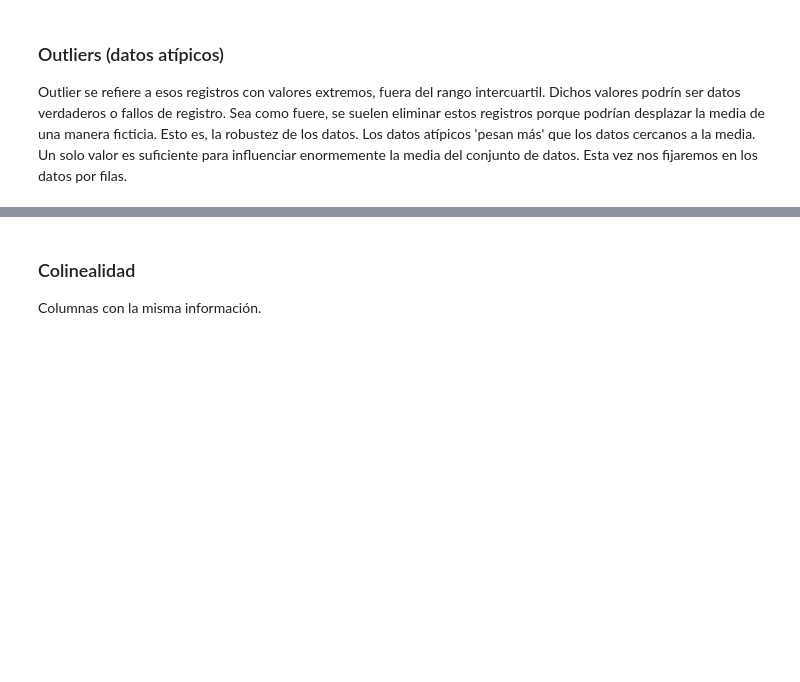
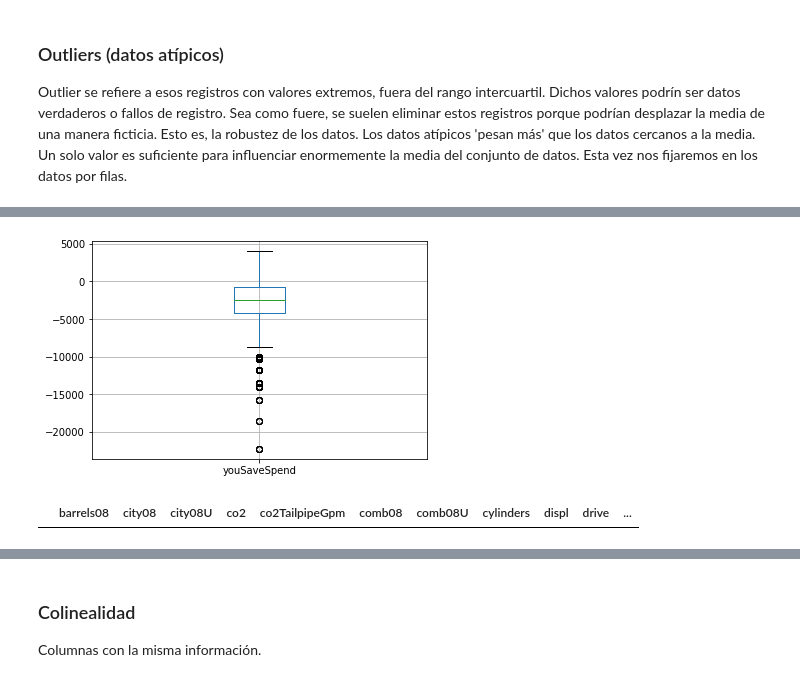
Before and after one commit to YonatanRA/ds_tb_part_21_09, a Jupyter notebook: 02-Data_Analysis/3.1 - Data Cleaning .ipynb, the cells around one changed output, grey strips where cells are left out. Cells and saved outputs as stored; diff of their text form; code cells hidden in the pictures; blank space fills up the shorter version.

Commit message:
data clean

```diff
--- a/02-Data_Analysis/3.1 - Data Cleaning .ipynb
+++ b/02-Data_Analysis/3.1 - Data Cleaning .ipynb
@@ -223,3 +311,14 @@ dtype: int64
 ### Columnas constantes o de baja varianza
 
 Nos fijaremos en las columnas numéricas.
+# %%
+# columnas constantes
+
+cte_cols=[]
+
+for c in df.select_dtypes(include=np.number):  # para cada columna en las numericas...
+
+    if df[c].std()==0:
+        cte_cols.append(c)
+
+cte_cols
@@ -225,0 +336,14 @@ Nos fijaremos en las columnas numéricas.
+# %%
+df=df.drop(cte_cols, axis=1)  # elimina columnas constantes
+# %%
+# columnas de baja varianza
+
+low_var=[]
+
+for c in df.select_dtypes(include=np.number):  # para cada columna en las numericas...
+
+    minimo=df[c].min()                # minimo de la columna
+    per_90=np.percentile(df[c], 90)   # percentil 90, donde residen el 90% de los datos
+
+    if per_90==minimo:
+        low_var.append(c)
@@ -225,0 +362,4 @@ Nos fijaremos en las columnas numéricas.
+# %%
+df=df.drop(low_var, axis=1)  # elimina columnas de baja varianza
+
+df.shape
@@ -229,0 +385,10 @@ Outlier se refiere a esos registros con valores extremos, fuera del rango interc
+# %%
+df[['youSaveSpend']].boxplot();
+# %% [output]
+[figure, added]
+# %%
+outliers=pd.DataFrame(columns=df.columns)
+
+outliers
+# %% [output]
+|  | barrels08 | city08 | city08U | co2 | co2TailpipeGpm | comb08 | comb08U | cylinders | displ | drive | ... |
```
Also changed, not shown: parts of 25 cells of this notebook.
